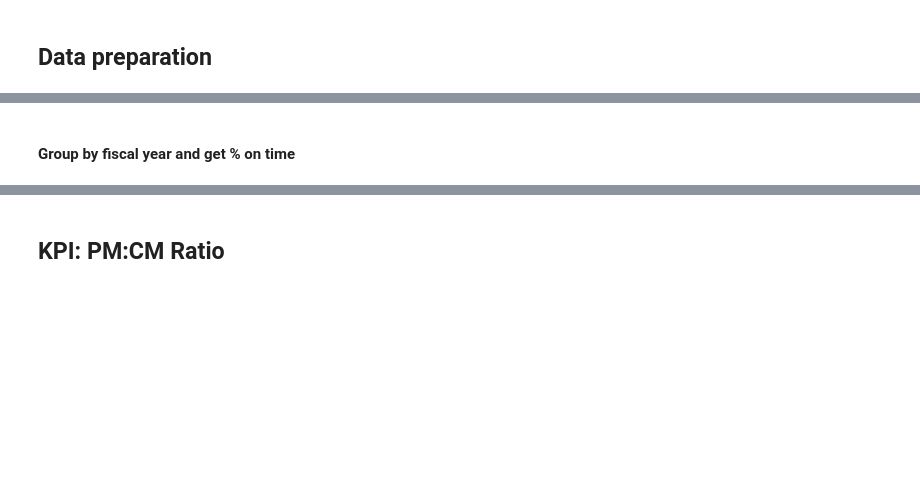
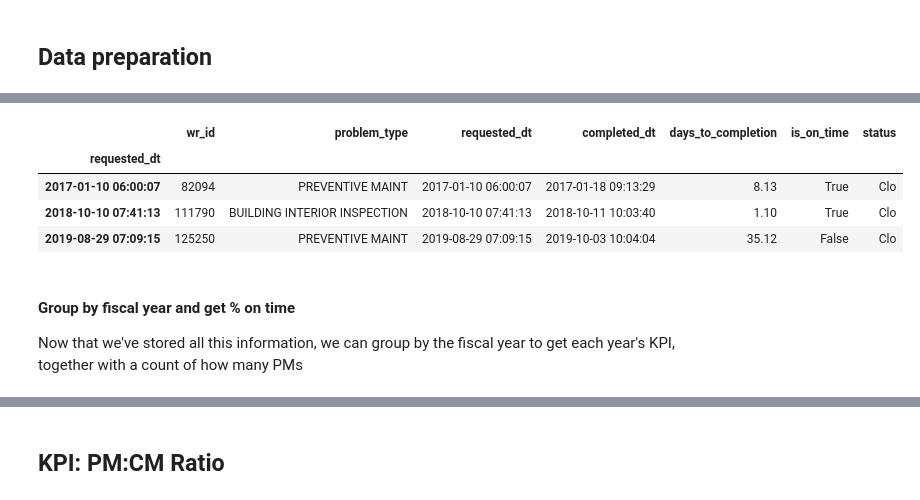
Before and after one commit to department-of-general-services/KPI_central, a Jupyter notebook: FMD_scorecard.ipynb, the cells around one changed output, grey strips where cells are left out. Drawn from its saved outputs; the diff is of its cells as text; code cells hidden in the pictures; blank space fills up the shorter version.

```diff
--- a/FMD_scorecard.ipynb
+++ b/FMD_scorecard.ipynb
@@ -166,6 +225,25 @@ def compute_is_on_time(row):
 pms_on_time = wr_pm.apply(compute_is_on_time, axis=1)
-# %% [markdown]
-#### Group by fiscal year and get % on time
+# %%
+pms_on_time[
+    [
+        "wr_id",
+        "problem_type",
+        "requested_dt",
+        "completed_dt",
+        "days_to_completion",
+        "is_on_time",
+        "status",
+    ]
+].sample(3, random_state=446)
+# %% [output]
+|  | wr_id | problem_type | requested_dt | completed_dt | days_to_completion | is_on_time | status |
+| requested_dt |  |  |  |  |  |  |  |
+| 2017-01-10 06:00:07 | 82094 | PREVENTIVE MAINT | 2017-01-10 06:00:07 | 2017-01-18 09:13:29 | 8.13 | True | Clo |
+| 2018-10-10 07:41:13 | 111790 | BUILDING INTERIOR INSPECTION | 2018-10-10 07:41:13 | 2018-10-11 10:03:40 | 1.10 | True | Clo |
+| 2019-08-29 07:09:15 | 125250 | PREVENTIVE MAINT | 2019-08-29 07:09:15 | 2019-10-03 10:04:04 | 35.12 | False | Clo |
+# %% [markdown]
+#### Group by fiscal year and get % on time
+Now that we've stored all this information, we can group by the fiscal year to get each year's KPI, together with a count of how many PMs
 # %%
 pm_compliance = compute_kpi_table(pms_on_time, "percent_PMs_on_time", "total_PMs")
 pm_compliance
```
Also changed, not shown: parts of 39 cells of this notebook.
